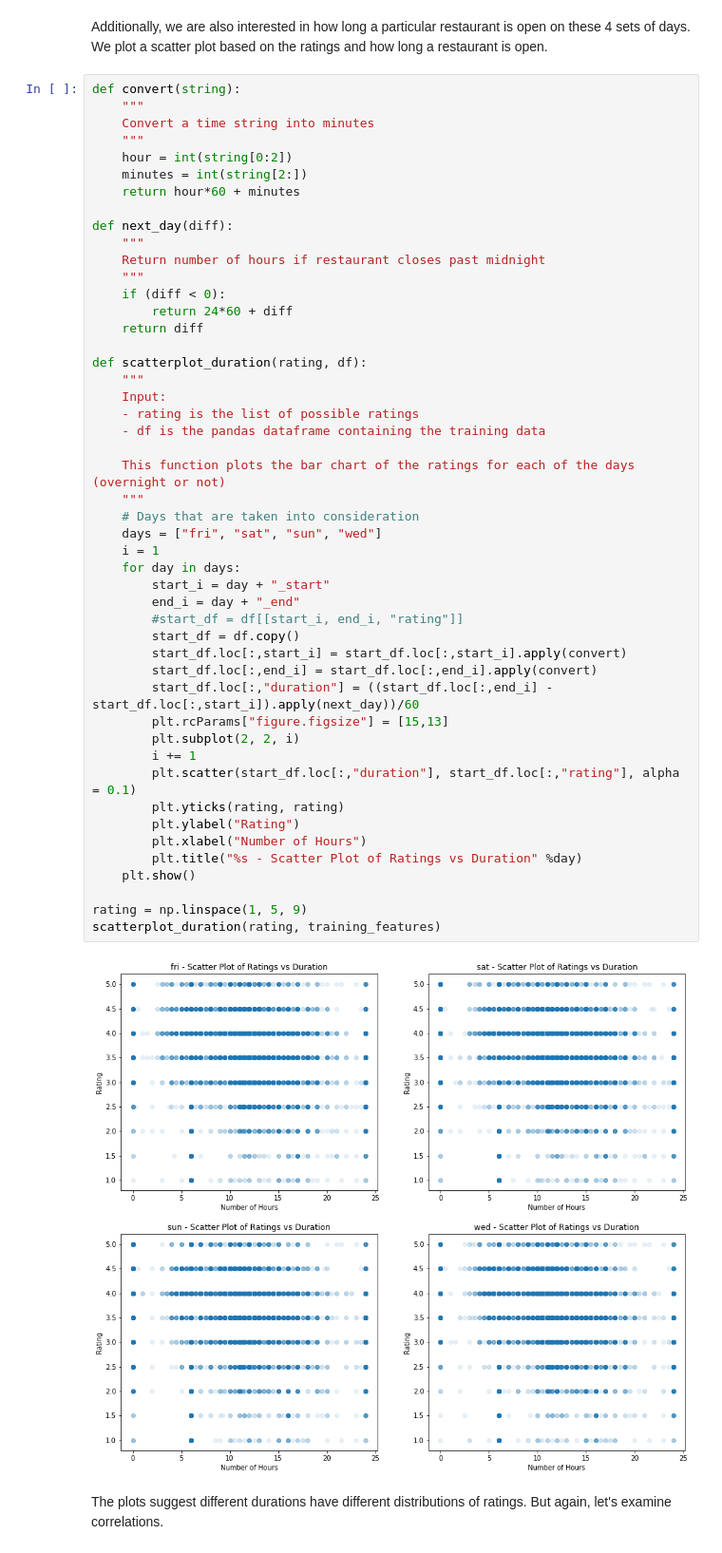
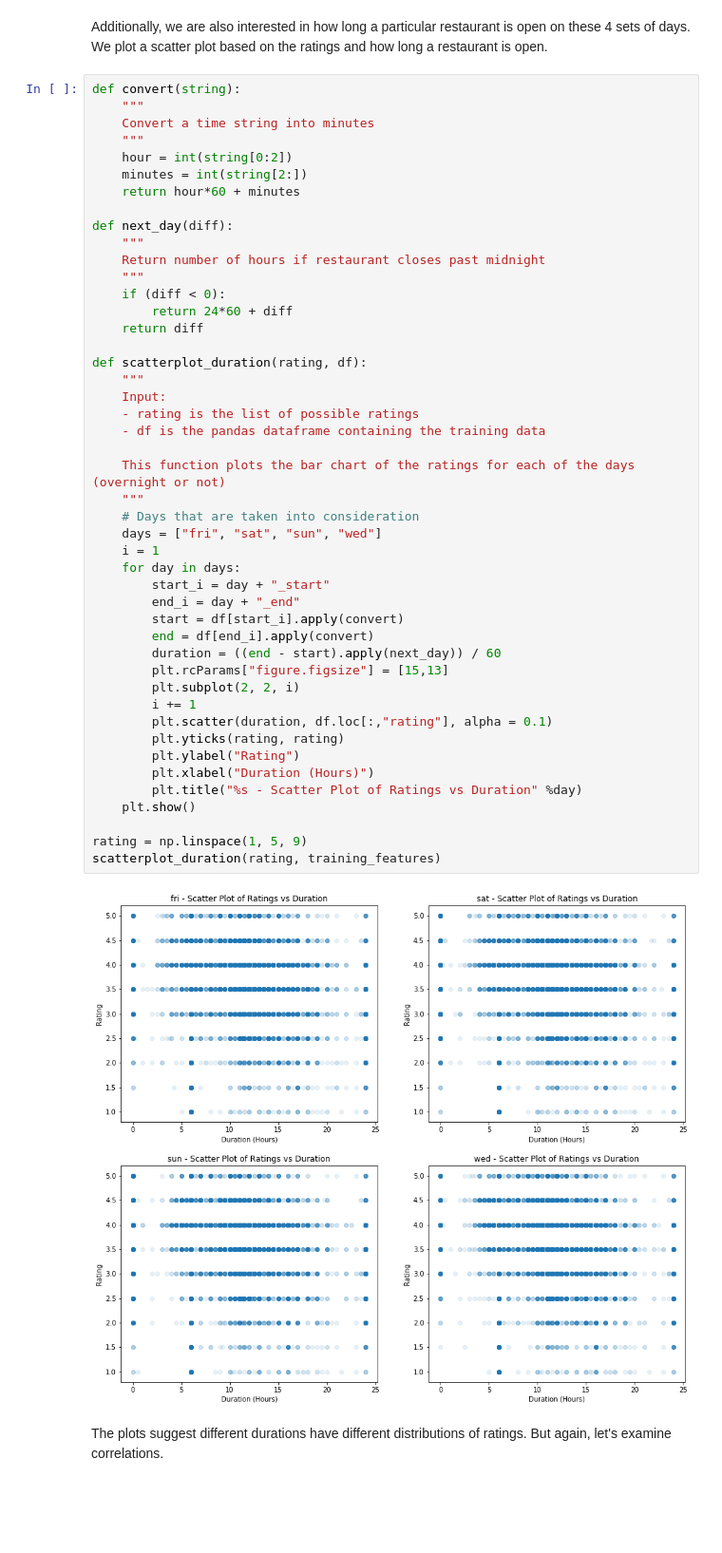
Before and after one commit to sandershihacker/yelp-rating-prediction, a Jupyter notebook: yelp_rating_prediction.ipynb, the cells around one changed output. Shown at 95% size. Cells and saved outputs as stored; diff of their text form; blank space fills up the shorter version.

```diff
--- a/yelp_rating_prediction.ipynb
+++ b/yelp_rating_prediction.ipynb
@@ -722,41 +721,39 @@ def next_day(diff):
     """
     if (diff < 0):
         return 24*60 + diff
     return diff
 
 def scatterplot_duration(rating, df):
     """
     Input:
     - rating is the list of possible ratings
     - df is the pandas dataframe containing the training data
 
     This function plots the bar chart of the ratings for each of the days (overnight or not)
     """
     # Days that are taken into consideration
     days = ["fri", "sat", "sun", "wed"]
     i = 1
     for day in days:
         start_i = day + "_start"
         end_i = day + "_end"
-        #start_df = df[[start_i, end_i, "rating"]]
-        start_df = df.copy()
-        start_df.loc[:,start_i] = start_df.loc[:,start_i].apply(convert)
-        start_df.loc[:,end_i] = start_df.loc[:,end_i].apply(convert)
-        start_df.loc[:,"duration"] = ((start_df.loc[:,end_i] - start_df.loc[:,start_i]).apply(next_day))/60
+        start = df[start_i].apply(convert)
+        end = df[end_i].apply(convert)
+        duration = ((end - start).apply(next_day)) / 60
         plt.rcParams["figure.figsize"] = [15,13]
         plt.subplot(2, 2, i)
         i += 1
-        plt.scatter(start_df.loc[:,"duration"], start_df.loc[:,"rating"], alpha = 0.1)
+        plt.scatter(duration, df.loc[:,"rating"], alpha = 0.1)
         plt.yticks(rating, rating)
         plt.ylabel("Rating")
-        plt.xlabel("Number of Hours")
+        plt.xlabel("Duration (Hours)")
         plt.title("%s - Scatter Plot of Ratings vs Duration" %day)
     plt.show()
 
 rating = np.linspace(1, 5, 9)
 scatterplot_duration(rating, training_features)
 # %% [output]
-[figure, old version]
+[figure, new version]
 # %% [markdown]
 The plots suggest different durations have different distributions of ratings. But again, let's examine correlations.
 # %%
```
Also changed, not shown: parts of 17 cells of this notebook.
